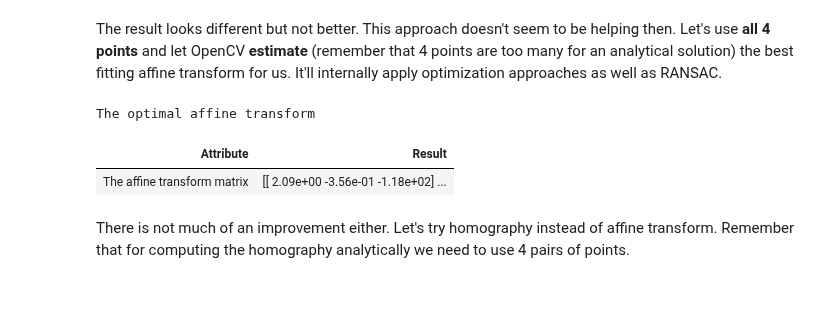
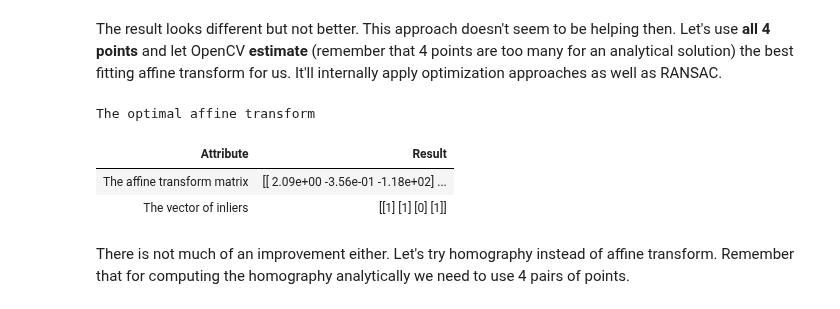
Before and after one commit to BogdanPinchuk/ComputerVision-PBY_HW7, a Jupyter notebook: Bohdan_Pinchuk_CV_HW7.ipynb, the cells around one changed output. Saved outputs shown, nothing was run; the diff lists cells and outputs as text; code cells hidden in the pictures.

```diff
--- a/Bohdan_Pinchuk_CV_HW7.ipynb
+++ b/Bohdan_Pinchuk_CV_HW7.ipynb
@@ -302,6 +303,11 @@ rp.add_item("The defined matrix of target points", rp.format_matrix(dst))
 
 # Print results
 rp.print_pd_report("Defined matrices")
+
+images_dict = {
+    "Original image": img_rgb,
+    "Image with detected corners": img_out,
+}
 # %% [output]
 Defined matrices
 | Attribute | Result |
@@ -384,32 +390,34 @@ The result looks different but not better. This approach doesn't seem to be help
 # %%
 # Compute the optimal affine transform
 
 import cv2
 import apps.reporter as rpt
 
 # Input data
 
 # Solution
 # Estimate the optimal affine transform matrix (you'll have to use estimateAffine2D function from OpenCV here)
 # estimateAffine2D it returns the best fitting affine matrix as well as the vector of inliers (1 -> inlier,
 # 0 -> outlier).
-M_op, _ = cv2.estimateAffine2D(src, dst)
+M_op, inliers = cv2.estimateAffine2D(src, dst)
 
 # Build the rectified image using the computed matrix (use warpAffine)
 rectified_op = cv2.warpAffine(img_rgb, M_op, (cols, rows))
 
 rp = rpt.Reporter()
 rp.tolerance = 2
 rp.add_item("The affine transform matrix", rp.format_matrix(M_op))
+rp.add_item("The vector of inliers", rp.format_matrix(inliers))
 
 # Print results
 rp.print_pd_report("The optimal affine transform")
 
 images_dict["Rectified image,\n2D optimal affine transform"] = rectified_op
 # %% [output]
 The optimal affine transform
 | Attribute | Result |
 | The affine transform matrix | [[ 2.09e+00 -3.56e-01 -1.18e+02] ... |
+| The vector of inliers | [[1] [1] [0] [1]] |
 # %% [markdown]
 There is not much of an improvement either. Let's try homography instead of affine transform. Remember that for computing the homography analytically we need to use 4 pairs of points.
 # %%
```
Also changed, not shown: parts of 3 cells of this notebook.
